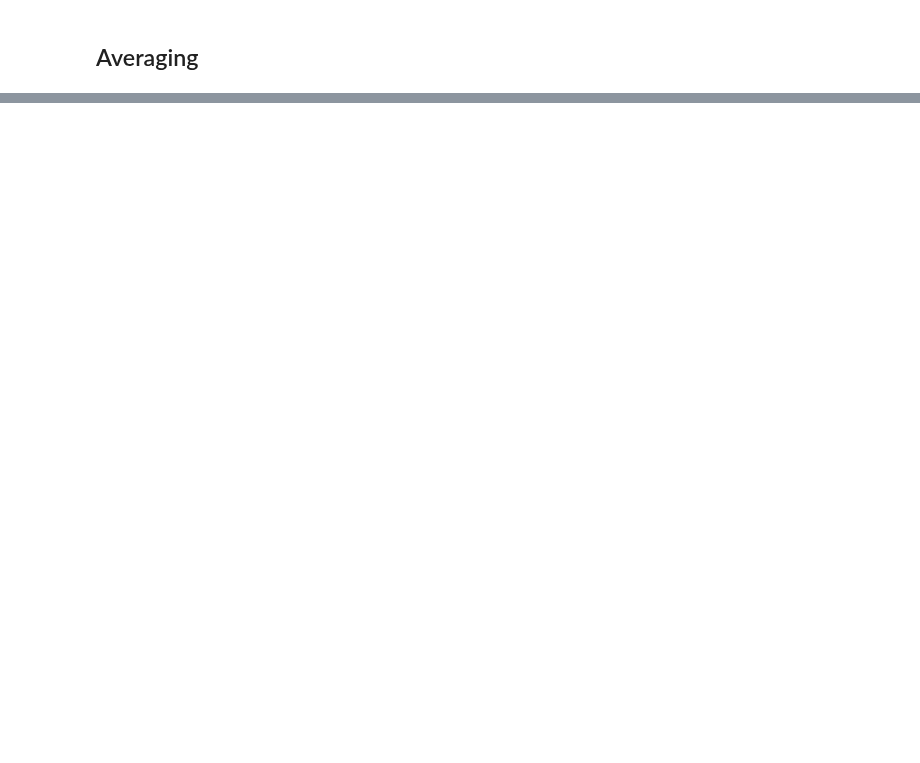
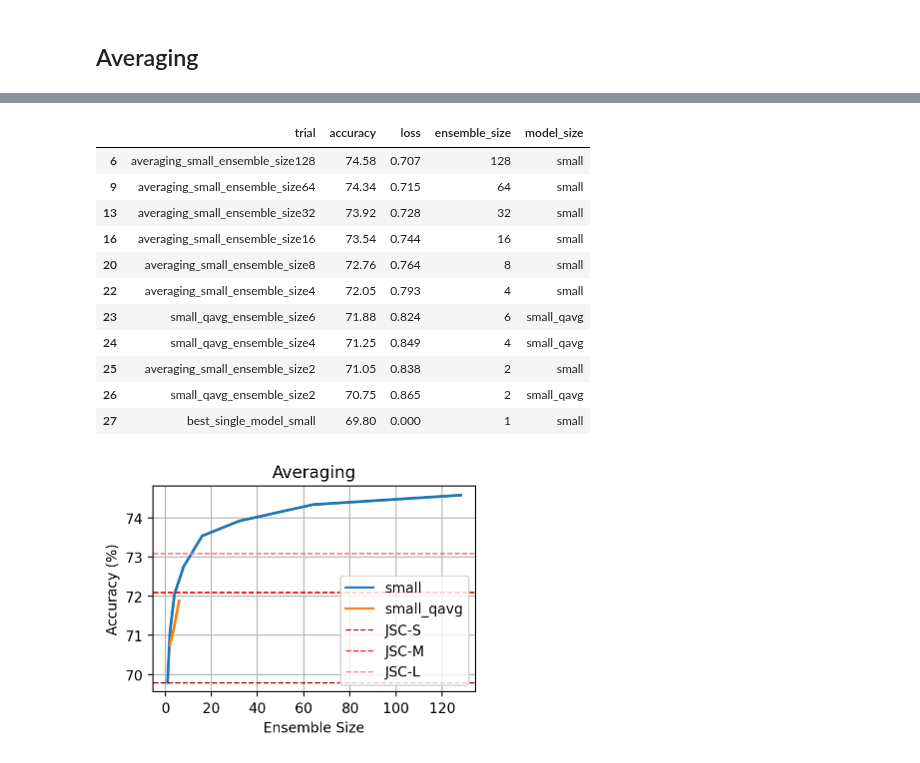
Before and after one commit to oliviaweng/logicnets, a Jupyter notebook: examples/jet_substructure/plots/analysis.ipynb, the cells around one changed output, grey strips where cells are left out. Saved outputs shown, nothing was run; the diff lists cells and outputs as text; code cells hidden in the pictures; blank space fills up the shorter version.

```diff
--- a/examples/jet_substructure/plots/analysis.ipynb
+++ b/examples/jet_substructure/plots/analysis.ipynb
@@ -130,0 +185,16 @@ plt.savefig("averaging_acc_v_ensemble_size_lineplot.png")
+# %%
+plot_two_ensembles(df, "small", "small_qavg")
+# %% [output]
+|  | trial | accuracy | loss | ensemble_size | model_size |
+| 6 | averaging_small_ensemble_size128 | 74.58 | 0.707 | 128 | small |
+| 9 | averaging_small_ensemble_size64 | 74.34 | 0.715 | 64 | small |
+| 13 | averaging_small_ensemble_size32 | 73.92 | 0.728 | 32 | small |
+| 16 | averaging_small_ensemble_size16 | 73.54 | 0.744 | 16 | small |
+| 20 | averaging_small_ensemble_size8 | 72.76 | 0.764 | 8 | small |
+| 22 | averaging_small_ensemble_size4 | 72.05 | 0.793 | 4 | small |
+| 23 | small_qavg_ensemble_size6 | 71.88 | 0.824 | 6 | small_qavg |
+| 24 | small_qavg_ensemble_size4 | 71.25 | 0.849 | 4 | small_qavg |
+| 25 | averaging_small_ensemble_size2 | 71.05 | 0.838 | 2 | small |
+| 26 | small_qavg_ensemble_size2 | 70.75 | 0.865 | 2 | small_qavg |
+| 27 | best_single_model_small | 69.80 | 0.000 | 1 | small |
+[figure, added]
```
Also changed, not shown: parts of 6 cells of this notebook, 33 other files.
